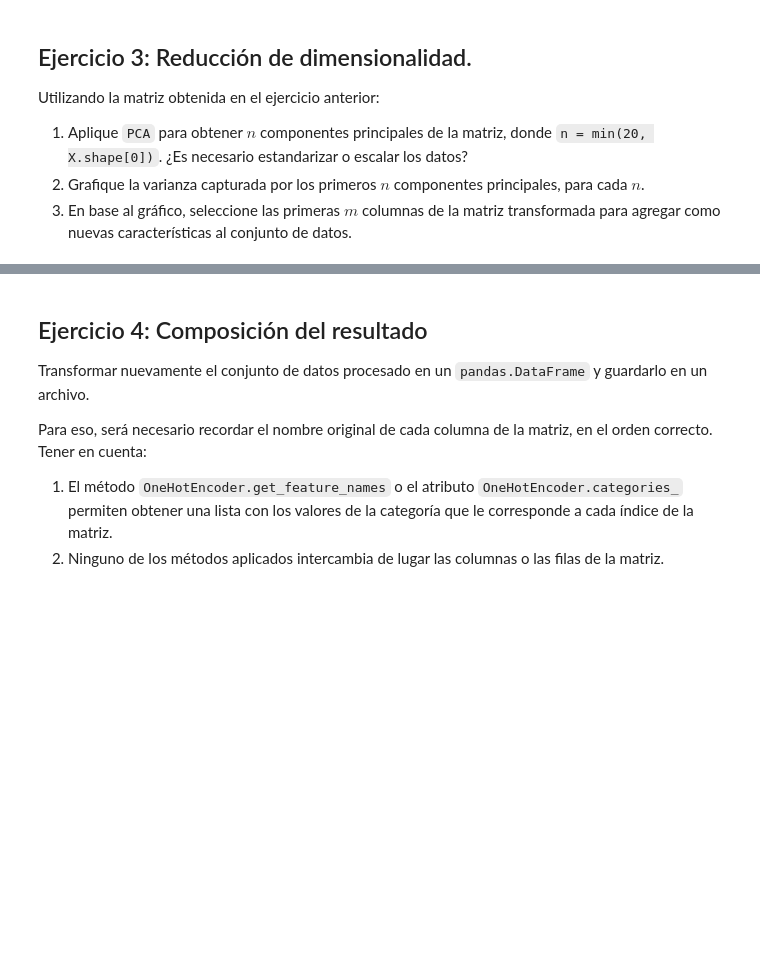
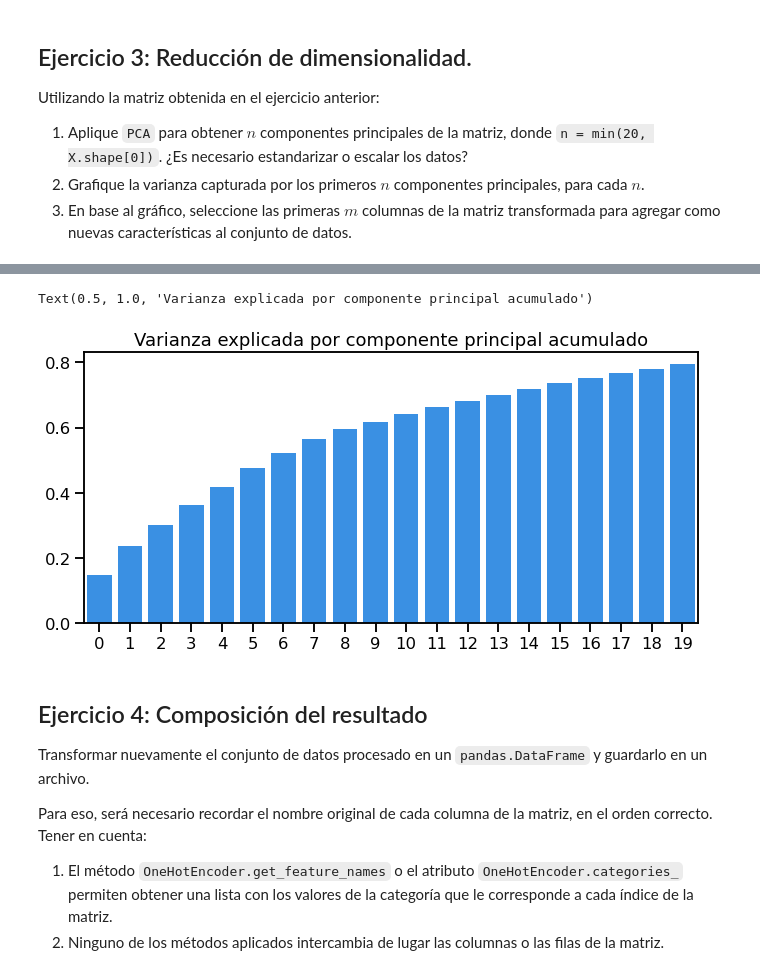
Before and after one commit to diegoflorescba/diplodatos-grupo11-2022, a Jupyter notebook: Analisis y curacion de datos/Entregables/DF_Entregable_Parte_2_2022.ipynb, the cells around one changed output, grey strips where cells are left out. Drawn from its saved outputs; the diff is of its cells as text; code cells hidden in the pictures; blank space fills up the shorter version.

```diff
--- a/Analisis y curacion de datos/Entregables/DF_Entregable_Parte_2_2022.ipynb
+++ b/Analisis y curacion de datos/Entregables/DF_Entregable_Parte_2_2022.ipynb
@@ -286,3 +348,10 @@ Utilizando la matriz obtenida en el ejercicio anterior:
+# %%
+plt.figure(figsize=(11,5))
+sns.barplot(x=[i for i in range(20)], y=[sum([pca.explained_variance_ratio_[i] for i in range(x)]) for x in range(1,21)], color='dodgerblue')
+plt.title("Varianza explicada por componente principal acumulado")
+# %% [output]
+Text(0.5, 1.0, 'Varianza explicada por componente principal acumulado')
+[figure, added]
 # %% [markdown]
 ## Ejercicio 4: Composición del resultado
 
```
Also changed, not shown: parts of 9 cells of this notebook, 2 other files.
